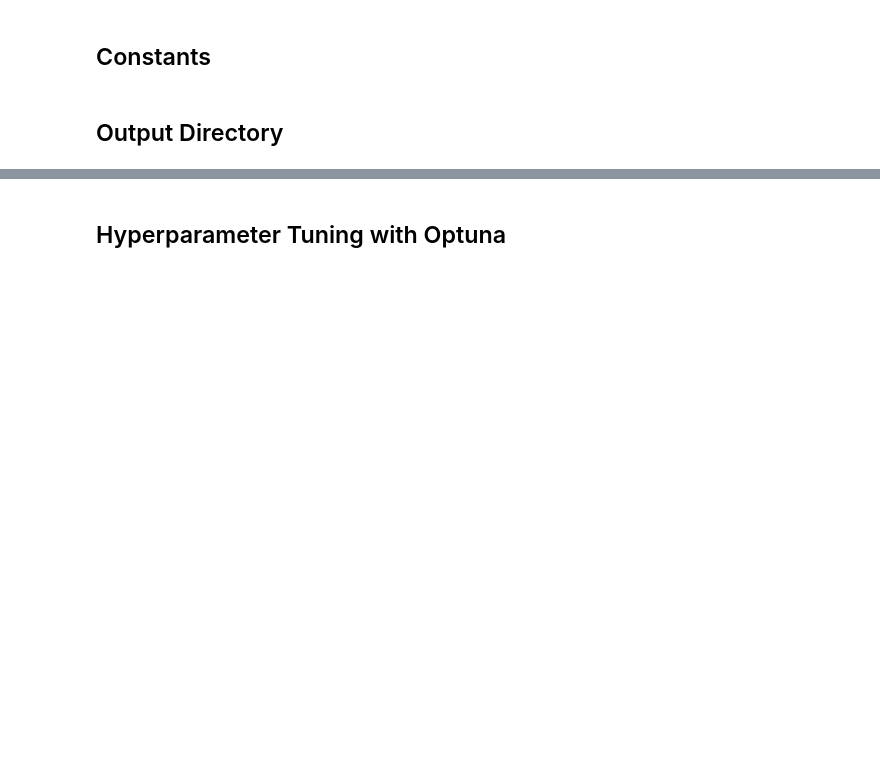
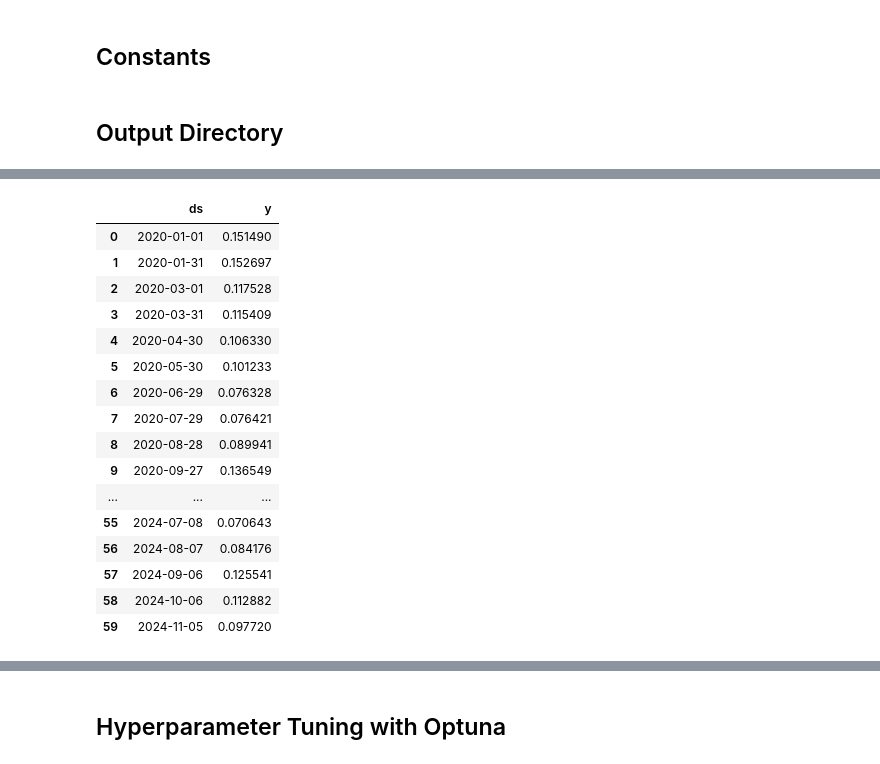
Before and after one commit to aaronengland/time_series_forecasting, a Jupyter notebook: 04_prophet/notebook.ipynb, the cells around one changed output, grey strips where cells are left out. Saved outputs shown, nothing was run; the diff lists cells and outputs as text; code cells hidden in the pictures; blank space fills up the shorter version.

```diff
--- a/04_prophet/notebook.ipynb
+++ b/04_prophet/notebook.ipynb
@@ -286,0 +335,20 @@ df_train_prophet, df_test_prophet = prophet_model.prepare_data()
+# %%
+df_train_prophet
+# %% [output]
+|  | ds | y |
+| 0 | 2020-01-01 | 0.151490 |
+| 1 | 2020-01-31 | 0.152697 |
+| 2 | 2020-03-01 | 0.117528 |
+| 3 | 2020-03-31 | 0.115409 |
+| 4 | 2020-04-30 | 0.106330 |
+| 5 | 2020-05-30 | 0.101233 |
+| 6 | 2020-06-29 | 0.076328 |
+| 7 | 2020-07-29 | 0.076421 |
+| 8 | 2020-08-28 | 0.089941 |
+| 9 | 2020-09-27 | 0.136549 |
+| ... | ... | ... |
+| 55 | 2024-07-08 | 0.070643 |
+| 56 | 2024-08-07 | 0.084176 |
+| 57 | 2024-09-06 | 0.125541 |
+| 58 | 2024-10-06 | 0.112882 |
+| 59 | 2024-11-05 | 0.097720 |
```
Also changed, not shown: parts of 18 cells of this notebook, 4 other files.
